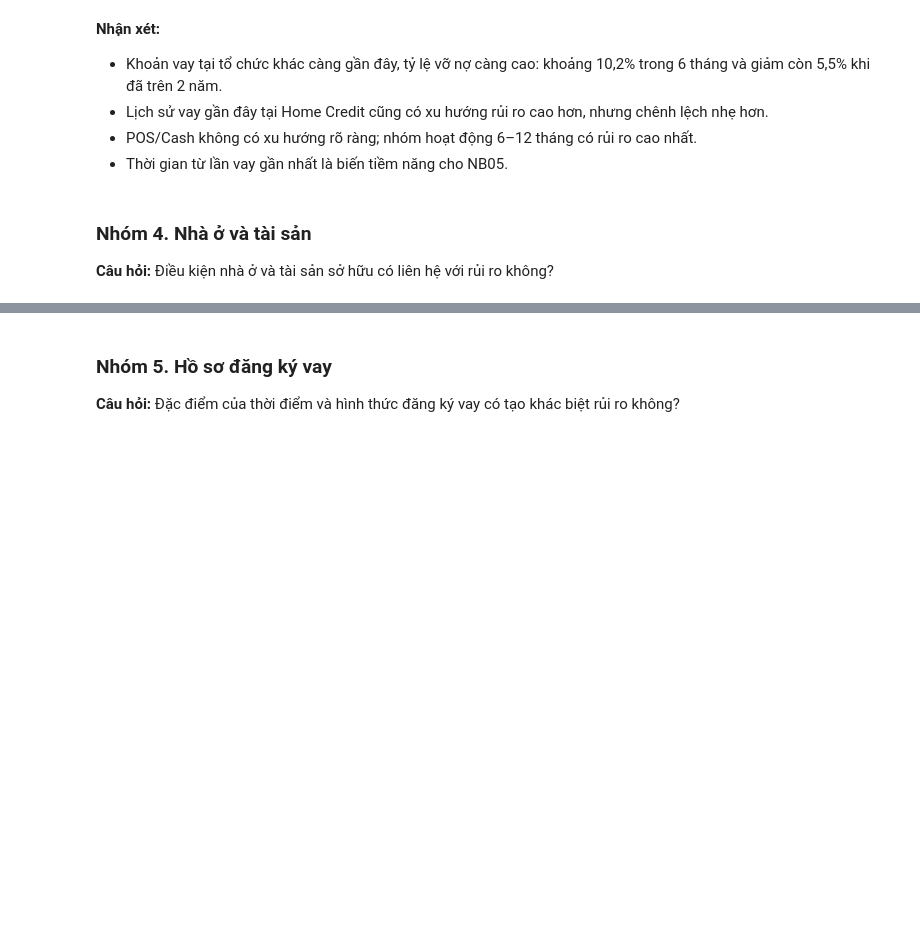
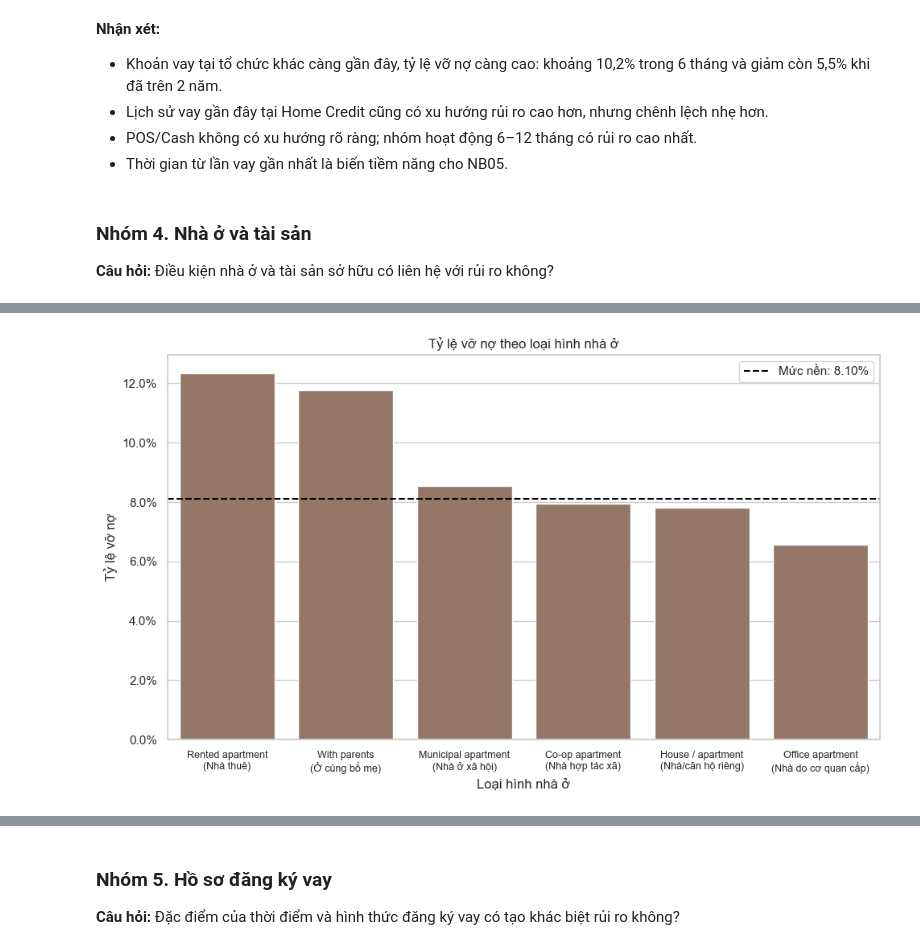
Before and after one commit to thanhhung9720001-collab/credit-risk-classifier, a Jupyter notebook: notebooks/04_eda_visualization.ipynb, the cells around one changed output, grey strips where cells are left out. Cells and saved outputs as stored; diff of their text form; code cells hidden in the pictures; blank space fills up the shorter version.

```diff
--- a/notebooks/04_eda_visualization.ipynb
+++ b/notebooks/04_eda_visualization.ipynb
@@ -1381,0 +1416,26 @@ plt.show()
+# %%
+# Vẽ tỷ lệ vỡ nợ theo loại hình nhà ở, sắp xếp giảm dần và so sánh với mức nền.
+nhan_nha_o = {
+    'Rented apartment': 'Rented apartment\n(Nhà thuê)',
+    'With parents': 'With parents\n(Ở cùng bố mẹ)',
+    'Municipal apartment': 'Municipal apartment\n(Nhà ở xã hội)',
+    'Co-op apartment': 'Co-op apartment\n(Nhà hợp tác xã)',
+    'House / apartment': 'House / apartment\n(Nhà/căn hộ riêng)',
+    'Office apartment': 'Office apartment\n(Nhà do cơ quan cấp)',
+}
+
+du_lieu_nha_o = tom_tat_nha_o.sort_values('ty_le_vo_no', ascending=False).copy()
+du_lieu_nha_o['nhan_hien_thi'] = du_lieu_nha_o['name_housing_type'].map(nhan_nha_o)
+
+ax = sns.barplot(data=du_lieu_nha_o, x='nhan_hien_thi', y='ty_le_vo_no', color='#9C755F')
+ax.axhline(ty_le_no_xau_nen, color='black', linestyle='--', label=f'Mức nền: {ty_le_no_xau_nen:.2%}')
+ax.set_title('Tỷ lệ vỡ nợ theo loại hình nhà ở')
+ax.set_xlabel('Loại hình nhà ở')
+ax.set_ylabel('Tỷ lệ vỡ nợ')
+ax.yaxis.set_major_formatter(ticker.PercentFormatter(1))
+ax.tick_params(axis='x', labelsize=9)
+ax.legend()
+plt.tight_layout()
+plt.show()
+# %% [output]
+[figure, added]
```
Also changed, not shown: parts of 26 cells of this notebook.
